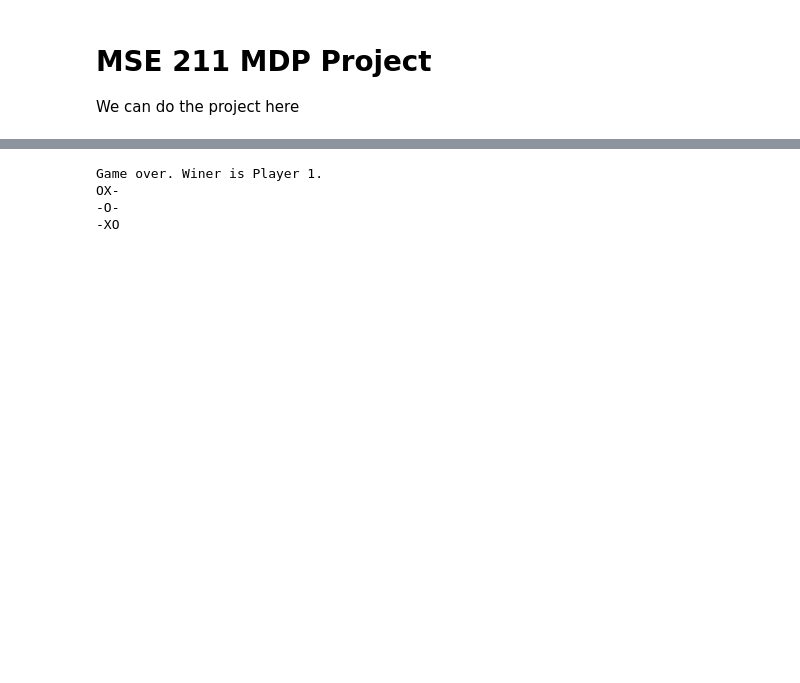
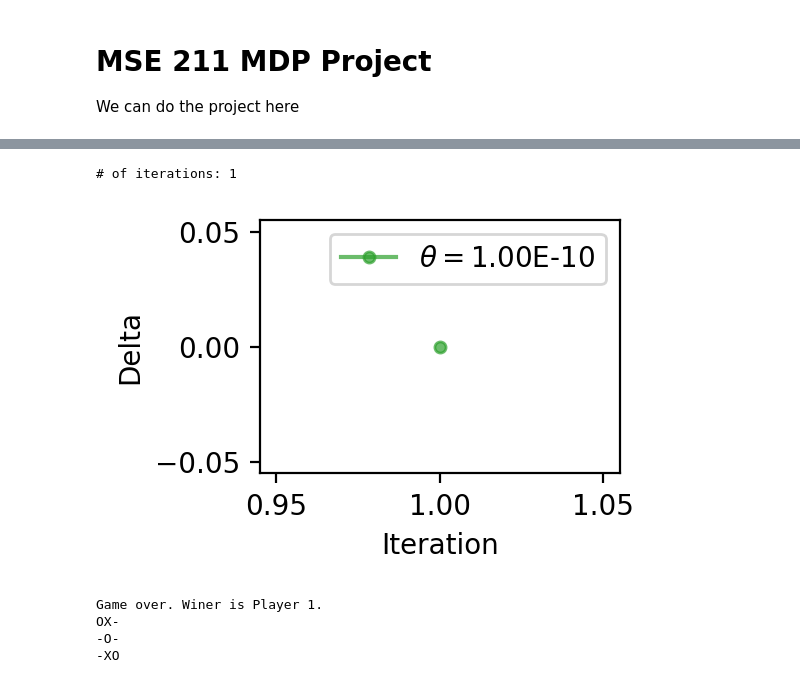
Before and after one commit to JordanTroutman/mse_211_project, a Jupyter notebook: Project.ipynb, the cells around one changed output, grey strips where cells are left out. Drawn from its saved outputs; the diff is of its cells as text; code cells hidden in the pictures; blank space fills up the shorter version.

```diff
--- a/Project.ipynb
+++ b/Project.ipynb
@@ -8,7 +8,7 @@ import random
 import numpy as np
 import matplotlib.pyplot as plt
 # %%
-class Game:
+class SimpleGame:
     def __init__(self):
         self.actions = (0, 1)
         self.states = (0, 1, 2, 3, 4)
@@ -140,3 +100,42 @@ res = VISimulation(m).simulate(10000, 1e-10)
+# %%
+class VISimulation:
+    def __init__(self, method):
+        self.method = method
+
+    def simulate(self, max_iter, theta):
+        res = []
+        iter = 0
+        V = [0, 0, 0, 0, 0]
+        while iter < max_iter:
+            V_new = [0, 0, 0, 0, 0]
+            delta = self.method.run(V_new)
+            V = V_new
+            res.append(delta)
+            if delta < theta:
+                break
+            iter += 1
+
+        print(f'# of iterations: {len(res)}')
+        fig, ax = plt.subplots(1, 1, figsize=(3, 2), dpi=200)
+        ax.plot(np.arange(len(res)) + 1, res, marker='o', markersize=4,
+                alpha=0.7, color='#2ca02c', label=r'$\theta= $' + "{:.2E}".format(theta))
+        ax.set_xlabel('Iteration')
+        ax.set_ylabel('Delta')
+        ax.legend()
+        plt.tight_layout()
+        plt.show()
+
+        return res
+
+# m = ClassicValueIteration(SimpleGame())
+# m = RandomValueIteration(SimpleGame(), sample_rate=0.8)
+# m = CyclicValueIteration(SimpleGame())
+m = RandomCyclicValueIteration(SimpleGame(), sample_rate=0.8)
+
+res = VISimulation(m).simulate(10000, 1e-10)
+# %% [output]
+# of iterations: 1
+[figure, added]
 # %%
 # Q5: Tic-tac-toe
 
```
Also changed, not shown: parts of 1 cell of this notebook.
